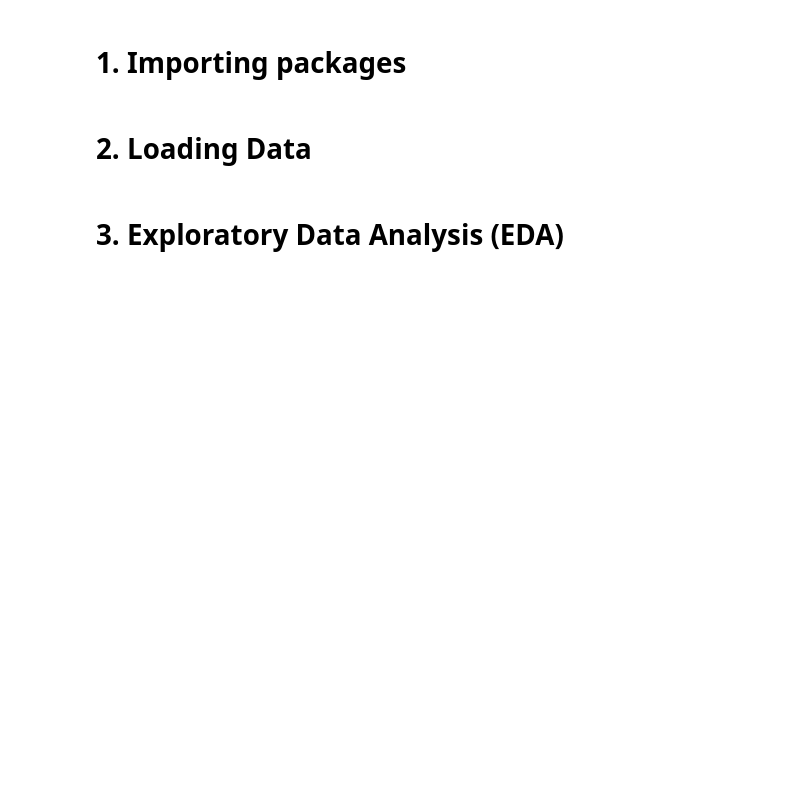
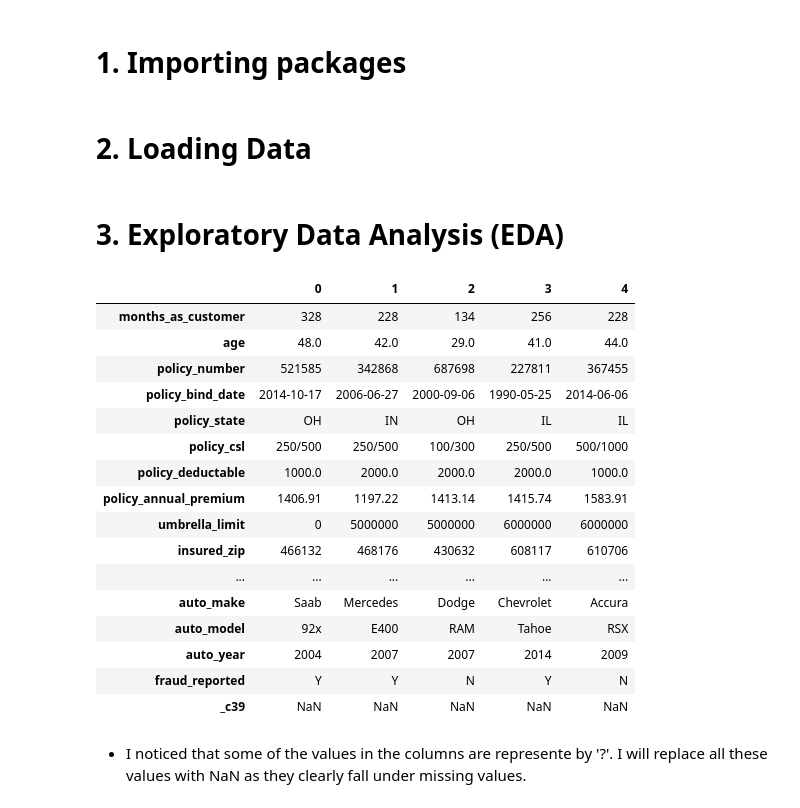
Before and after one commit to sibamtungwa/Integrated-project-, a Jupyter notebook: Integrated project-checkpoint1.ipynb, the cells around one changed output. Cells and saved outputs as stored; diff of their text form; code cells hidden in the pictures; blank space fills up the shorter version.

```diff
--- a/Integrated project-checkpoint1.ipynb
+++ b/Integrated project-checkpoint1.ipynb
@@ -15,2 +21,25 @@ df = pd.read_csv(r'C:\Users\sibah\OneDrive\Documents\GitHub\Integrated-project-\
 # %% [markdown]
 # 3. Exploratory Data Analysis (EDA)
+# %%
+# look at data statistics
+df_insurance.head().T
+# %% [output]
+|  | 0 | 1 | 2 | 3 | 4 |
+| months_as_customer | 328 | 228 | 134 | 256 | 228 |
+| age | 48.0 | 42.0 | 29.0 | 41.0 | 44.0 |
+| policy_number | 521585 | 342868 | 687698 | 227811 | 367455 |
+| policy_bind_date | 2014-10-17 | 2006-06-27 | 2000-09-06 | 1990-05-25 | 2014-06-06 |
+| policy_state | OH | IN | OH | IL | IL |
+| policy_csl | 250/500 | 250/500 | 100/300 | 250/500 | 500/1000 |
+| policy_deductable | 1000.0 | 2000.0 | 2000.0 | 2000.0 | 1000.0 |
+| policy_annual_premium | 1406.91 | 1197.22 | 1413.14 | 1415.74 | 1583.91 |
+| umbrella_limit | 0 | 5000000 | 5000000 | 6000000 | 6000000 |
+| insured_zip | 466132 | 468176 | 430632 | 608117 | 610706 |
+| ... | ... | ... | ... | ... | ... |
+| auto_make | Saab | Mercedes | Dodge | Chevrolet | Accura |
+| auto_model | 92x | E400 | RAM | Tahoe | RSX |
+| auto_year | 2004 | 2007 | 2007 | 2014 | 2009 |
+| fraud_reported | Y | Y | N | Y | N |
+| _c39 | NaN | NaN | NaN | NaN | NaN |
+# %% [markdown]
+* I noticed that some of the values in the columns are represente by '?'. I will replace all these values with NaN as they clearly fall under missing values.
```
Also changed, not shown: parts of 15 cells of this notebook.
